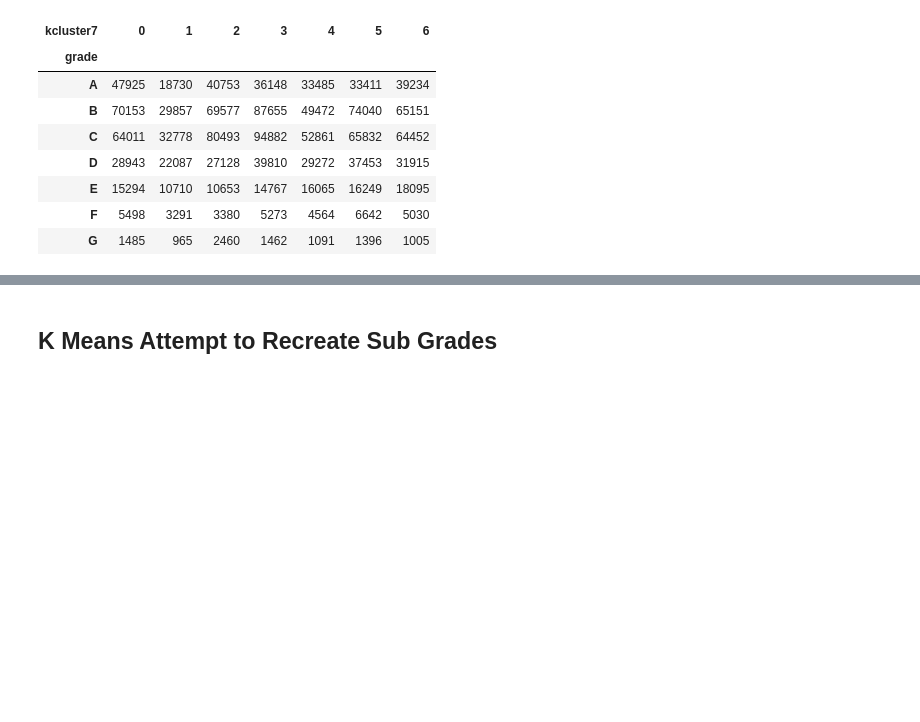
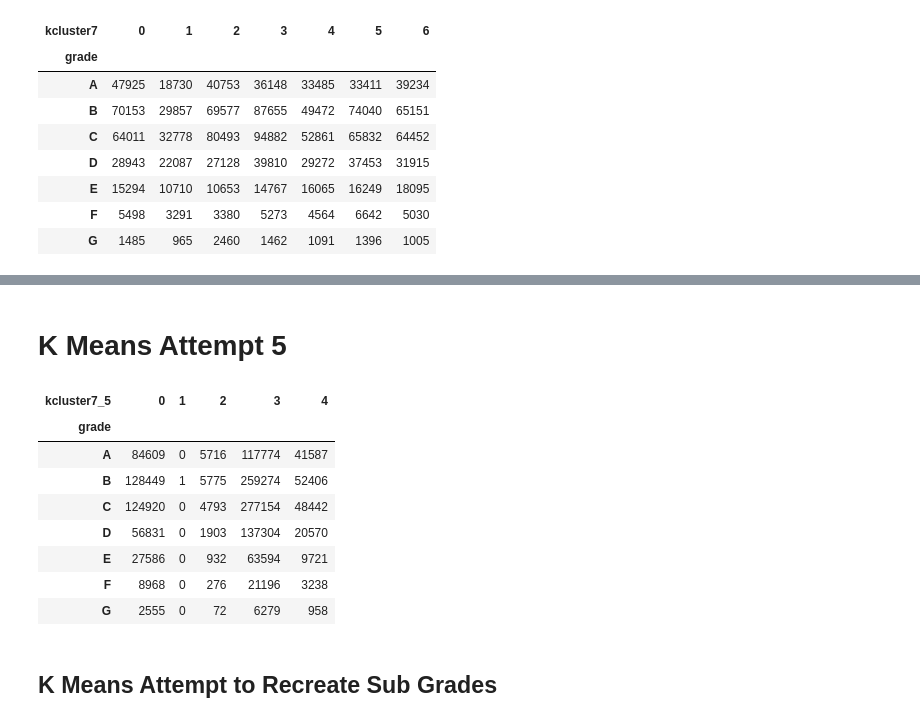
Before and after one commit to erstrong/INFO-7390-ADS-Fall-17-TeamNo., a Jupyter notebook: Assignment 2/Part 2/Clustering.ipynb, the cells around one changed output, grey strips where cells are left out. Drawn from its saved outputs; the diff is of its cells as text; code cells hidden in the pictures; blank space fills up the shorter version.

```diff
--- a/Assignment 2/Part 2/Clustering.ipynb
+++ b/Assignment 2/Part 2/Clustering.ipynb
@@ -131,3 +207,20 @@ pd.crosstab(loans2.grade,loans2.kcluster7)
+# %% [markdown]
+# K Means Attempt 5
+# %%
+k_means5=cluster.KMeans(n_clusters=5, max_iter=1000)
+k_means5.fit(features)
+loans2['kcluster7_5'] = k_means5.labels_
+pd.crosstab(loans2.grade,loans2.kcluster7_5)
+# %% [output]
+| kcluster7_5 | 0 | 1 | 2 | 3 | 4 |
+| grade |  |  |  |  |  |
+| A | 84609 | 0 | 5716 | 117774 | 41587 |
+| B | 128449 | 1 | 5775 | 259274 | 52406 |
+| C | 124920 | 0 | 4793 | 277154 | 48442 |
+| D | 56831 | 0 | 1903 | 137304 | 20570 |
+| E | 27586 | 0 | 932 | 63594 | 9721 |
+| F | 8968 | 0 | 276 | 21196 | 3238 |
+| G | 2555 | 0 | 72 | 6279 | 958 |
 # %% [markdown]
 ## K Means Attempt to Recreate Sub Grades
 # %%
```
Also changed, not shown: parts of 15 cells of this notebook, 18 other files.
